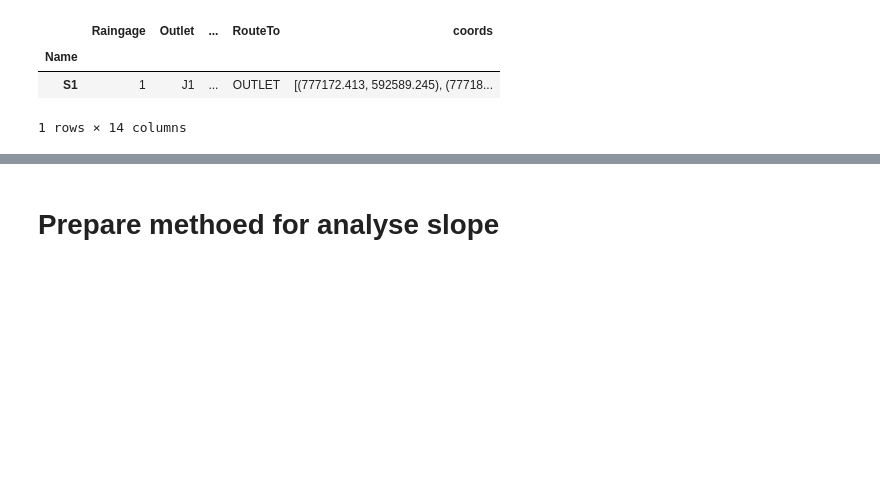
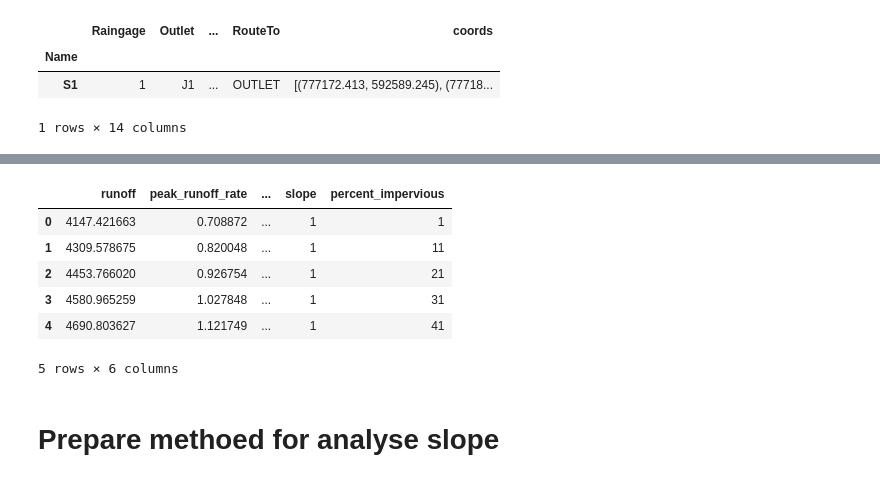
Before and after one commit to BuczynskiRafal/pipe_calculations, a Jupyter notebook: Catchments.ipynb, the cells around one changed output, grey strips where cells are left out. Drawn from its saved outputs; the diff is of its cells as text; code cells hidden in the pictures; blank space fills up the shorter version.

```diff
--- a/Catchments.ipynb
+++ b/Catchments.ipynb
@@ -113,3 +181,13 @@ def simulate_percent_imprevious():
+# %%
+analyse.head()
+# %% [output]
+|  | runoff | peak_runoff_rate | ... | slope | percent_impervious |
+| 0 | 4147.421663 | 0.708872 | ... | 1 | 1 |
+| 1 | 4309.578675 | 0.820048 | ... | 1 | 11 |
+| 2 | 4453.766020 | 0.926754 | ... | 1 | 21 |
+| 3 | 4580.965259 | 1.027848 | ... | 1 | 31 |
+| 4 | 4690.803627 | 1.121749 | ... | 1 | 41 |
+5 rows × 6 columns
 # %% [markdown]
 # Prepare methoed for analyse slope
 # %%
```
Also changed, not shown: parts of 21 cells of this notebook.
